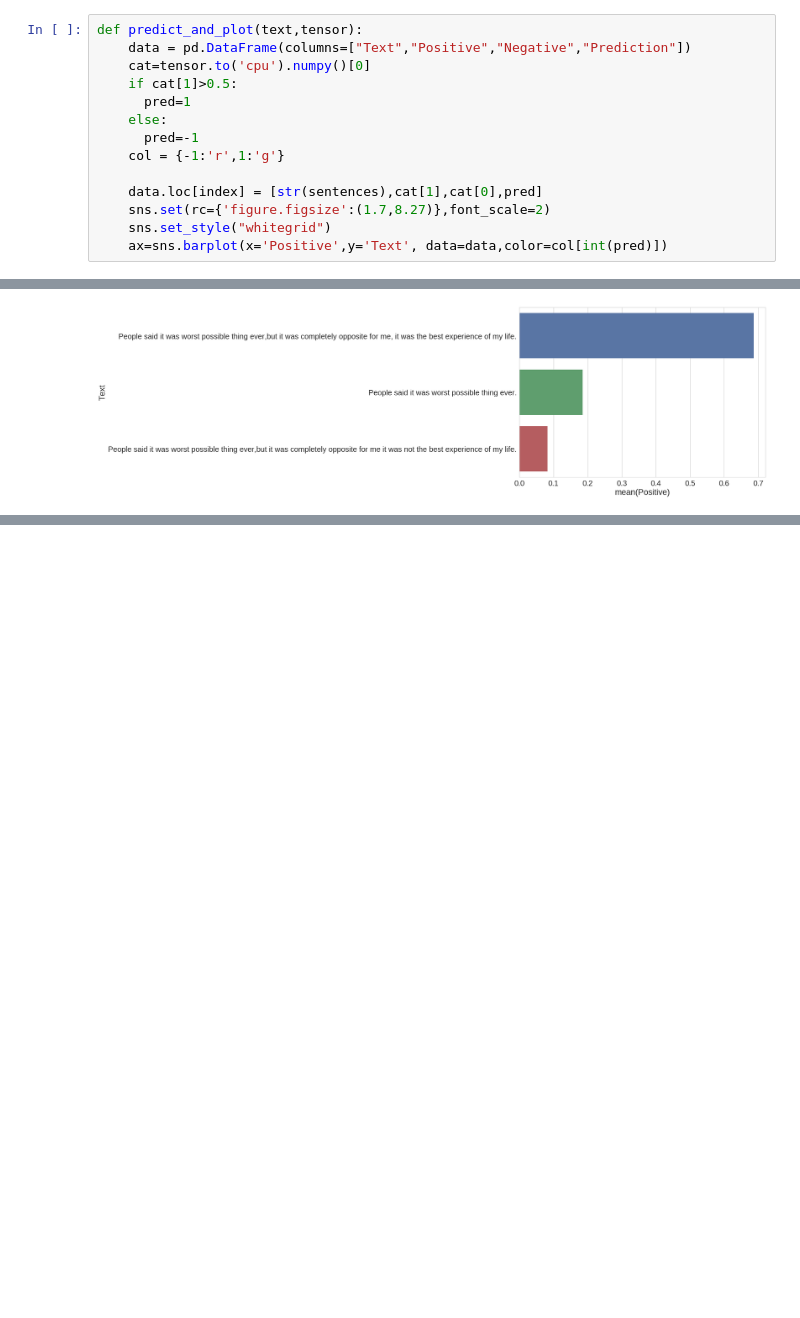
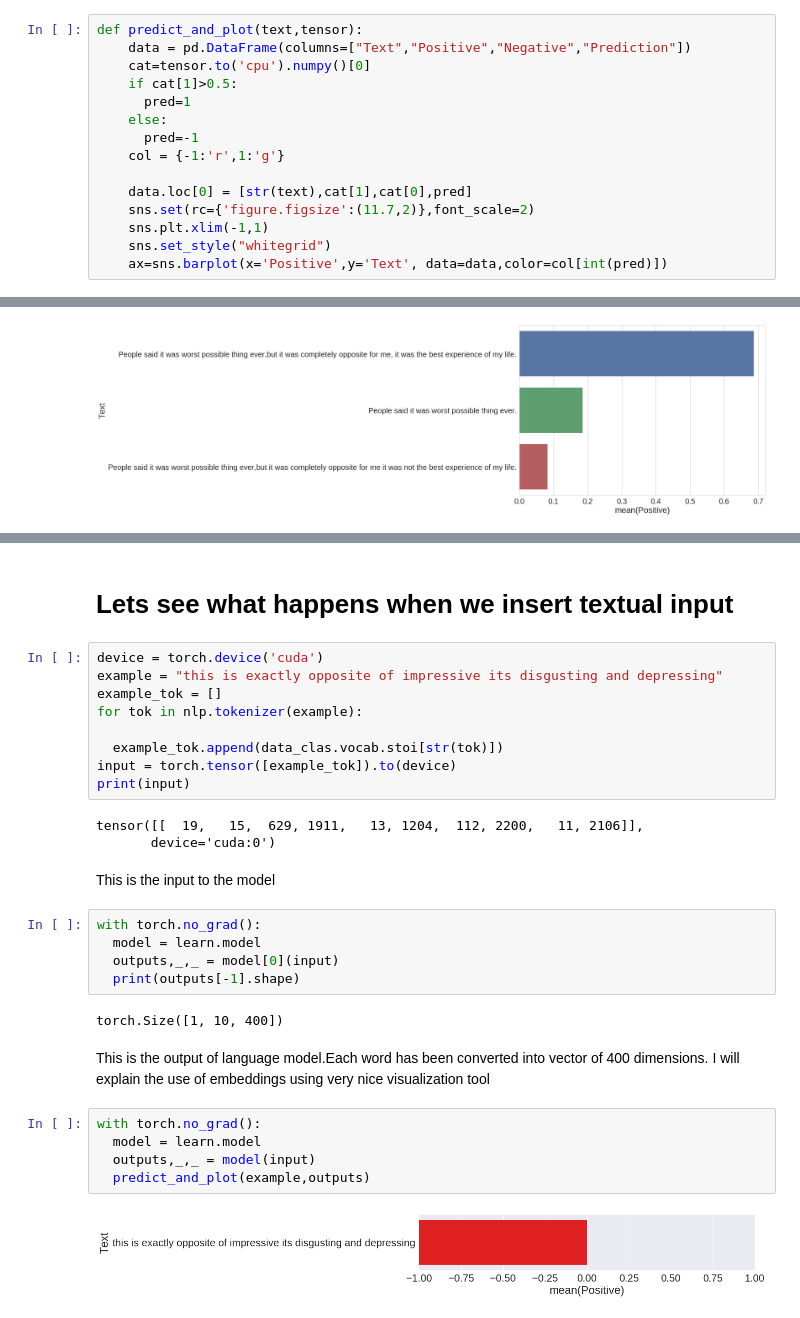
Before and after one commit to cgangwar11/Coding-Practice, a Jupyter notebook: demo_final.ipynb, the cells around one changed output, grey strips where cells are left out. Saved outputs shown, nothing was run; the diff lists cells and outputs as text; blank space fills up the shorter version.

```diff
--- a/demo_final.ipynb
+++ b/demo_final.ipynb
@@ -106,8 +61,9 @@ def predict_and_plot(text,tensor):
       pred=-1
     col = {-1:'r',1:'g'}
 
-    data.loc[index] = [str(sentences),cat[1],cat[0],pred]
-    sns.set(rc={'figure.figsize':(1.7,8.27)},font_scale=2)
+    data.loc[0] = [str(text),cat[1],cat[0],pred]
+    sns.set(rc={'figure.figsize':(11.7,2)},font_scale=2)
+    sns.plt.xlim(-1,1)
     sns.set_style("whitegrid")
     ax=sns.barplot(x='Positive',y='Text', data=data,color=col[int(pred)])
 # %%
@@ -173,0 +157,33 @@ TypeError: ignored
+# %% [markdown]
+# Lets see what happens when we insert textual input
+# %%
+device = torch.device('cuda')
+example = "this is exactly opposite of impressive its disgusting and depressing"
+example_tok = []
+for tok in nlp.tokenizer(example):
+
+  example_tok.append(data_clas.vocab.stoi[str(tok)])
+input = torch.tensor([example_tok]).to(device)
+print(input)
+# %% [output]
+tensor([[  19,   15,  629, 1911,   13, 1204,  112, 2200,   11, 2106]],
+       device='cuda:0')
+# %% [markdown]
+This is the input to the model
+# %%
+with torch.no_grad():
+  model = learn.model
+  outputs,_,_ = model[0](input)
+  print(outputs[-1].shape)
+# %% [output]
+torch.Size([1, 10, 400])
+# %% [markdown]
+This is the output of language model.Each word has been converted into vector of 400 dimensions.
+I will explain the use of embeddings using very nice visualization tool
+# %%
+with torch.no_grad():
+  model = learn.model
+  outputs,_,_ = model(input)
+  predict_and_plot(example,outputs)
+# %% [output]
+[figure, added]
```
Also changed, not shown: parts of 14 cells of this notebook.
